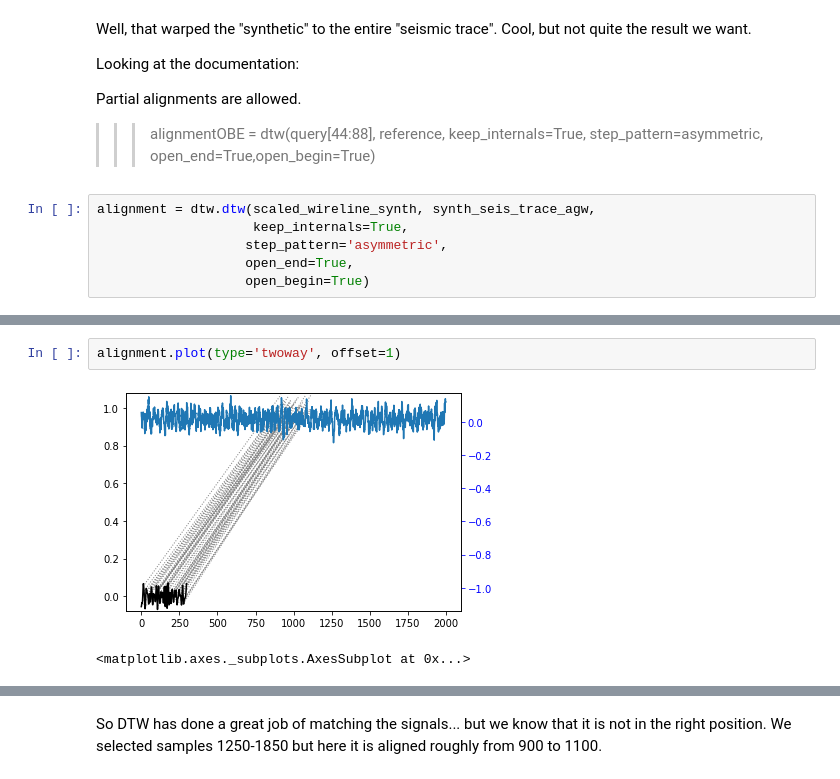
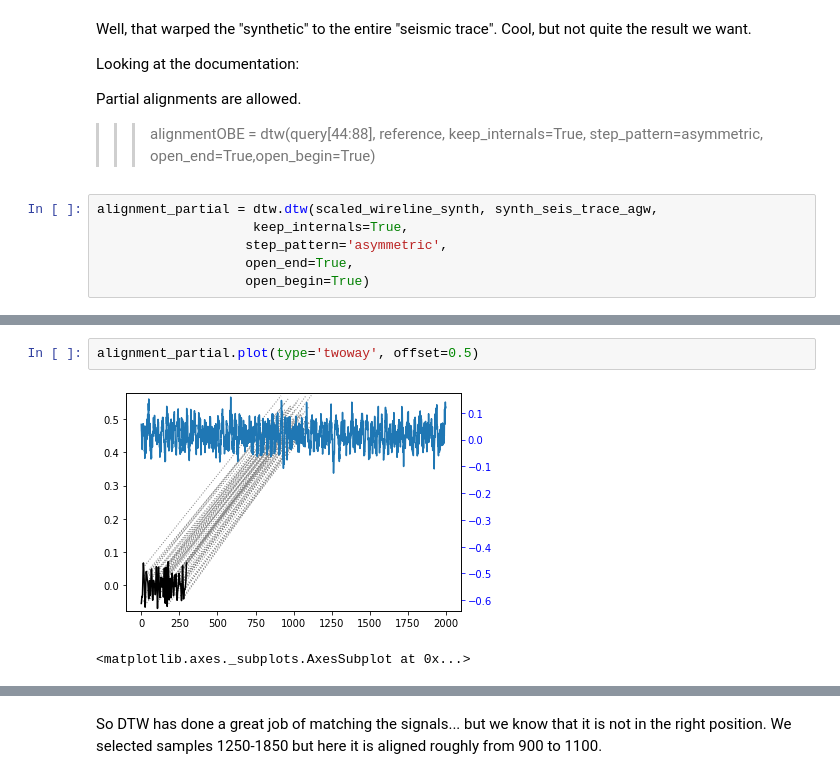
Before and after one commit to bdowdell/automatic_well_tie, a Jupyter notebook: nb/prototyping.ipynb, the cells around one changed output, grey strips where cells are left out. Saved outputs shown, nothing was run; the diff lists cells and outputs as text.

```diff
--- a/nb/prototyping.ipynb
+++ b/nb/prototyping.ipynb
@@ -374,7 +374,7 @@ Partial alignments are allowed.
 
 >>> alignmentOBE = dtw(query[44:88], reference, keep_internals=True, step_pattern=asymmetric, open_end=True,open_begin=True)
 # %%
-alignment = dtw.dtw(scaled_wireline_synth, synth_seis_trace_agw,
+alignment_partial = dtw.dtw(scaled_wireline_synth, synth_seis_trace_agw,
                     keep_internals=True,
                    step_pattern='asymmetric',
                    open_end=True,
@@ -382,7 +387,7 @@ alignment = dtw.dtw(scaled_wireline_synth, synth_seis_trace_agw,
 # %%
-alignment.plot(type='twoway', offset=1)
+alignment_partial.plot(type='twoway', offset=0.5)
 # %% [output]
-[figure, old version]
+[figure, new version]
 <matplotlib.axes._subplots.AxesSubplot at 0x...>
 # %%
 fig = plt.figure(figsize=(16,6))
```
Also changed, not shown: parts of 6 cells of this notebook.
